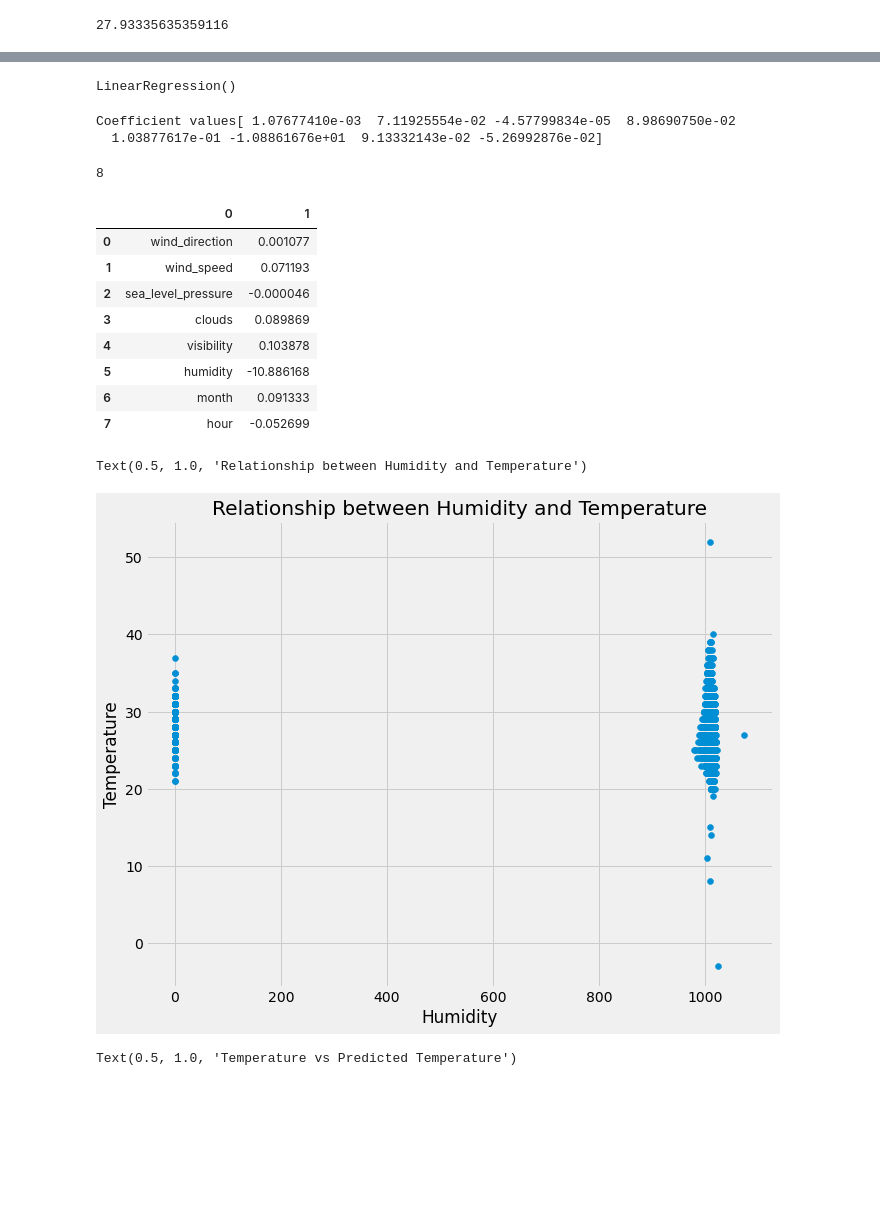
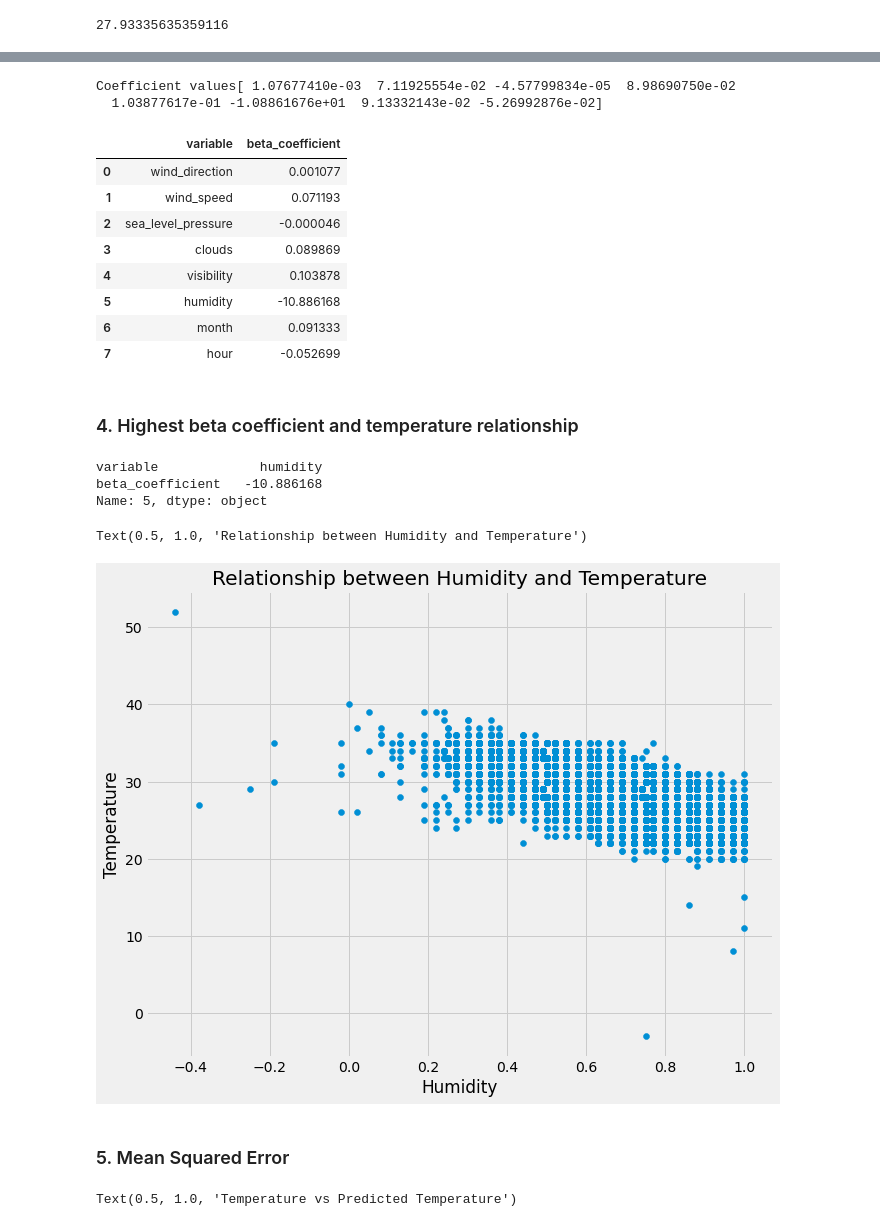
Before and after one commit to jvgcalites/apper-eda, a Jupyter notebook: Notebooks/PS1 - CS129.18.ipynb, the cells around one changed output, grey strips where cells are left out. Drawn from its saved outputs; the diff is of its cells as text; code cells hidden in the pictures; blank space fills up the shorter version.

```diff
--- a/Notebooks/PS1 - CS129.18.ipynb
+++ b/Notebooks/PS1 - CS129.18.ipynb
@@ -212,21 +129,18 @@ memory usage: 6.2 MB
 # %%
 linear_model = LinearRegression()
 linear_model.fit(X, df['temperature'])
+print(f"Coefficient values{linear_model.coef_}")
 # %% [output]
-LinearRegression()
+Coefficient values[ 1.07677410e-03  7.11925554e-02 -4.57799834e-05  8.98690750e-02
+  1.03877617e-01 -1.08861676e+01  9.13332143e-02 -5.26992876e-02]
-# %%
-print(f"Coefficient values{linear_model.coef_}")
-# %% [output]
-Coefficient values[ 1.07677410e-03  7.11925554e-02 -4.57799834e-05  8.98690750e-02
-  1.03877617e-01 -1.08861676e+01  9.13332143e-02 -5.26992876e-02]
-# %%
-len(linear_model.coef_)
-# %% [output]
-8
 # %%
-pd.DataFrame(list(zip(X.columns, linear_model.coef_)))
+beta_coeff_df = pd.DataFrame(
+    list(zip(X.columns, linear_model.coef_)),
+    columns='variable beta_coefficient'.split()
+)
+beta_coeff_df
 # %% [output]
-|  | 0 | 1 |
+|  | variable | beta_coefficient |
 | 0 | wind_direction | 0.001077 |
 | 1 | wind_speed | 0.071193 |
 | 2 | sea_level_pressure | -0.000046 |
@@ -235,17 +149,27 @@ pd.DataFrame(list(zip(X.columns, linear_model.coef_)))
 | 5 | humidity | -10.886168 |
 | 6 | month | 0.091333 |
 | 7 | hour | -0.052699 |
+# %% [markdown]
+### 4. Highest beta coefficient and temperature relationship
+# %%
+beta_coeff_df.iloc[beta_coeff_df['beta_coefficient'].abs().idxmax()]
+# %% [output]
+variable             humidity
+beta_coefficient   -10.886168
+Name: 5, dtype: object
 # %%
 plt.style.use('fivethirtyeight')
 plt.figure(figsize=(10,8))
 
-plt.scatter(df["sea_level_pressure"], df["temperature"])
+plt.scatter(X["humidity"], df["temperature"])
 plt.xlabel("Humidity")
 plt.ylabel("Temperature")
 plt.title("Relationship between Humidity and Temperature")
 # %% [output]
 Text(0.5, 1.0, 'Relationship between Humidity and Temperature')
-[figure, old version]
+[figure, new version]
+# %% [markdown]
+### 5. Mean Squared Error
 # %%
 plt.figure(figsize=(10,8))
 
```
Also changed, not shown: parts of 12 cells of this notebook.
